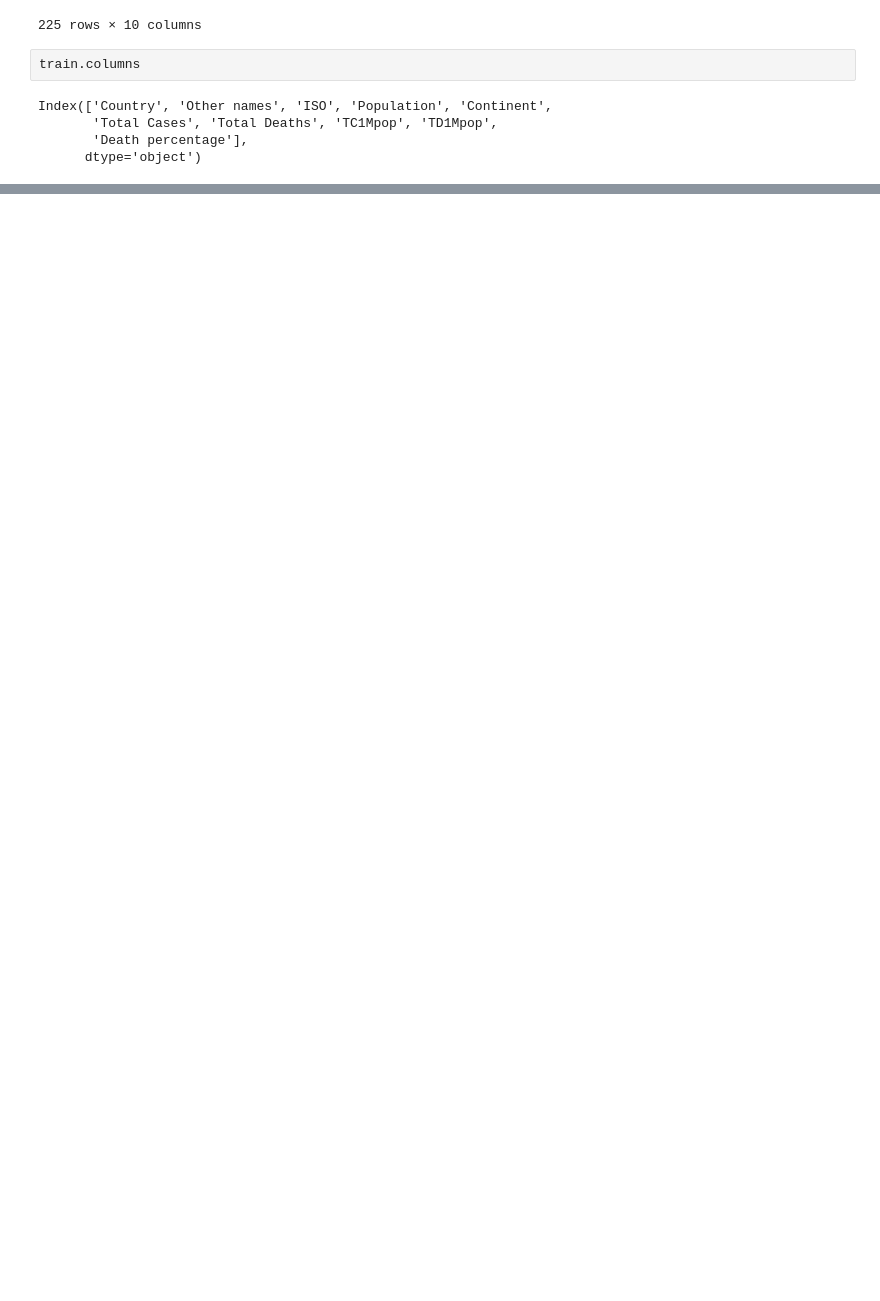
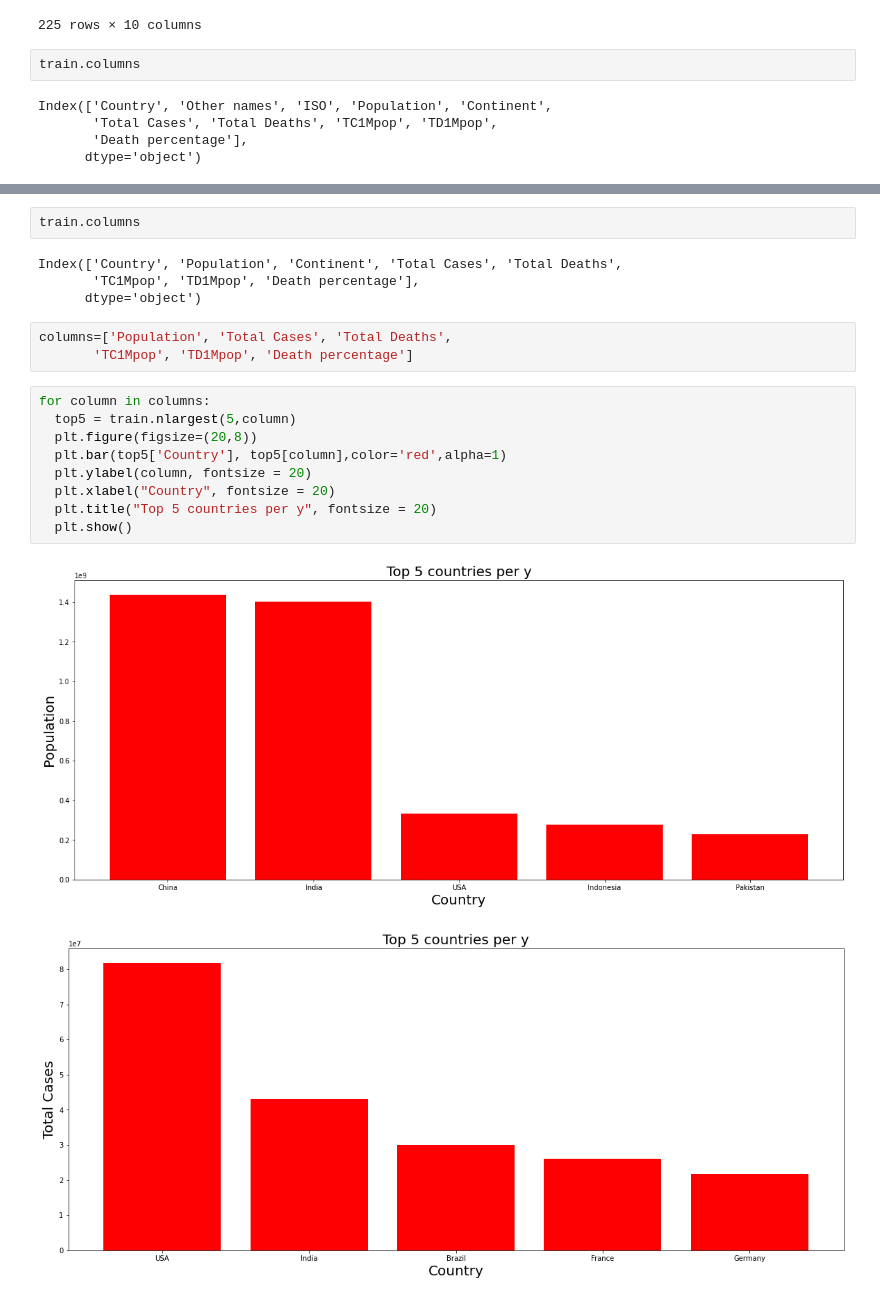
Before and after one commit to DinaHM99/COVID19--Analysis, a Jupyter notebook: Untitled2.ipynb, the cells around one changed output, grey strips where cells are left out. Cells and saved outputs as stored; diff of their text form; blank space fills up the shorter version.

```diff
--- a/Untitled2.ipynb
+++ b/Untitled2.ipynb
@@ -56,0 +108,21 @@ Index(['Country', 'Other names', 'ISO', 'Population', 'Continent',
+# %%
+train.columns
+# %% [output]
+Index(['Country', 'Population', 'Continent', 'Total Cases', 'Total Deaths',
+       'TC1Mpop', 'TD1Mpop', 'Death percentage'],
+      dtype='object')
+# %%
+columns=['Population', 'Total Cases', 'Total Deaths',
+       'TC1Mpop', 'TD1Mpop', 'Death percentage']
+# %%
+for column in columns:
+  top5 = train.nlargest(5,column)
+  plt.figure(figsize=(20,8))
+  plt.bar(top5['Country'], top5[column],color='red',alpha=1)
+  plt.ylabel(column, fontsize = 20)
+  plt.xlabel("Country", fontsize = 20)
+  plt.title("Top 5 countries per y", fontsize = 20)
+  plt.show()
+# %% [output]
+[figure, added]
+[figure, added]
```
Also changed, not shown: parts of 15 cells of this notebook.
